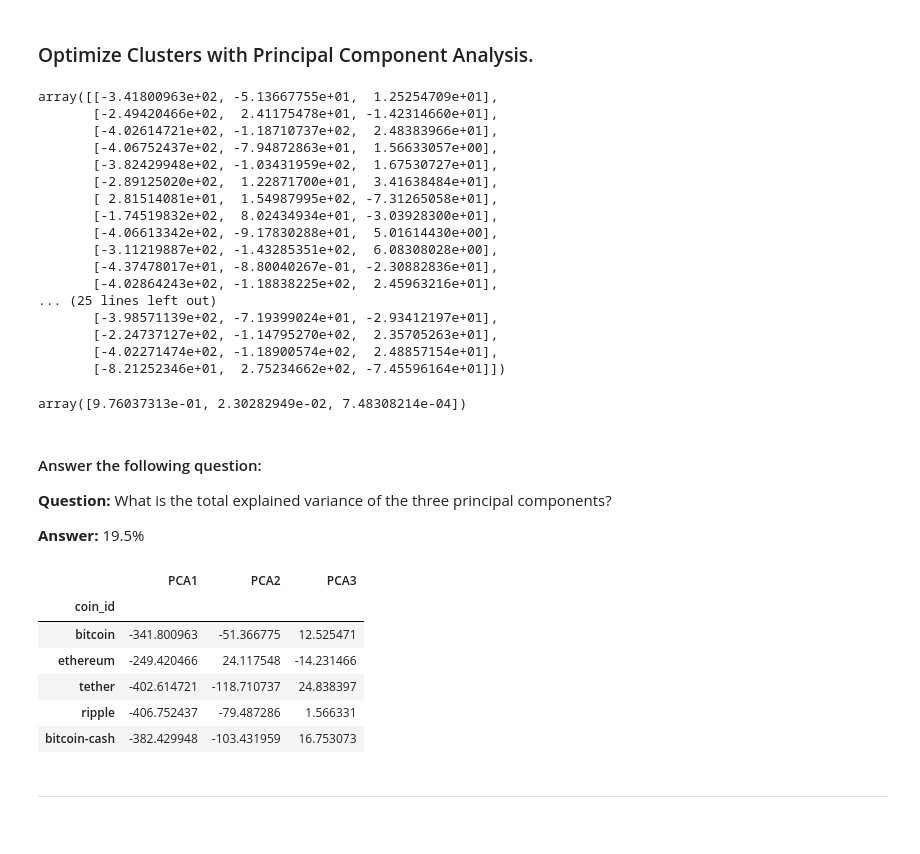
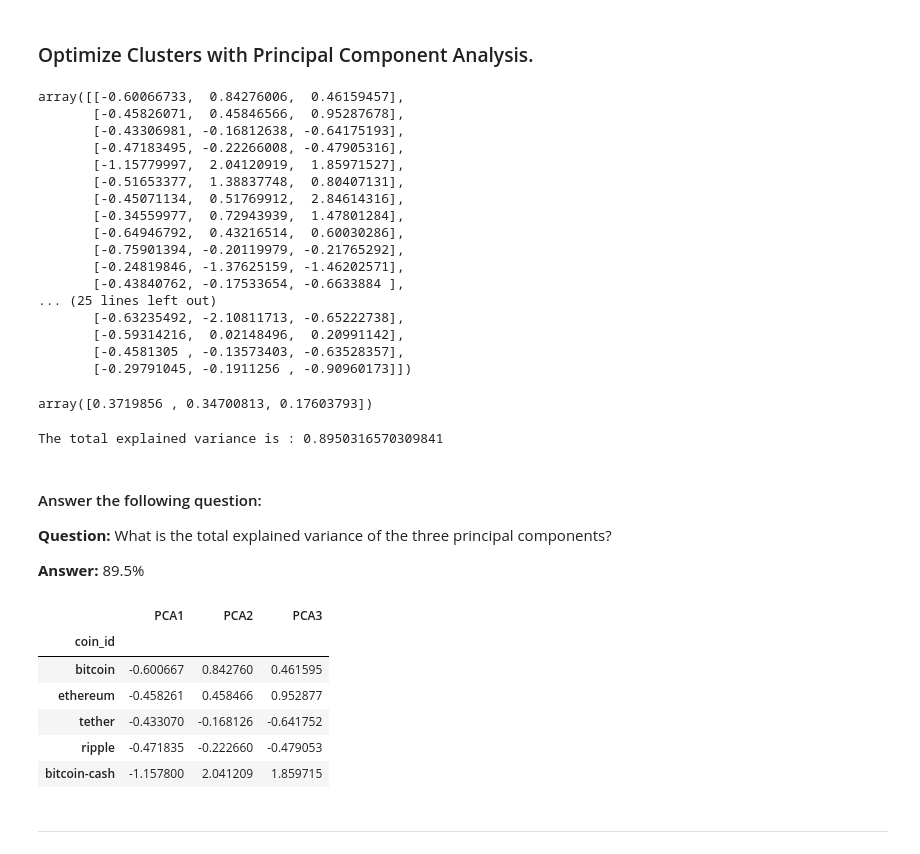
Before and after one commit to nazimben25/CryptoClustering, a Jupyter notebook: Crypto_Clustering_mywork.ipynb, the cells around one changed output. Cells and saved outputs as stored; diff of their text form; code cells hidden in the pictures.

Commit message:
crypto_clustering.ipynb : code ok with PCS and kmeans _pca, remains comparaison step

```diff
--- a/Crypto_Clustering_mywork.ipynb
+++ b/Crypto_Clustering_mywork.ipynb
@@ -219,63 +219,68 @@ pca = PCA(n_components=3)
 # %%
 # Use the PCA model with `fit_transform` to reduce the original scaled DataFrame
 # down to three principal components.
-market_data_pca = pca.fit_transform(df_market_data)
+market_data_pca = pca.fit_transform(market_data_scaled_df)
 
 # View the scaled PCA data
 market_data_pca
 # %% [output]
-array([[-3.41800963e+02, -5.13667755e+01,  1.25254709e+01],
-       [-2.49420466e+02,  2.41175478e+01, -1.42314660e+01],
-       [-4.02614721e+02, -1.18710737e+02,  2.48383966e+01],
-       [-4.06752437e+02, -7.94872863e+01,  1.56633057e+00],
-       [-3.82429948e+02, -1.03431959e+02,  1.67530727e+01],
-       [-2.89125020e+02,  1.22871700e+01,  3.41638484e+01],
-       [ 2.81514081e+01,  1.54987995e+02, -7.31265058e+01],
-       [-1.74519832e+02,  8.02434934e+01, -3.03928300e+01],
-       [-4.06613342e+02, -9.17830288e+01,  5.01614430e+00],
-       [-3.11219887e+02, -1.43285351e+02,  6.08308028e+00],
-       [-4.37478017e+01, -8.80040267e-01, -2.30882836e+01],
-       [-4.02864243e+02, -1.18838225e+02,  2.45963216e+01],
+array([[-0.60066733,  0.84276006,  0.46159457],
+       [-0.45826071,  0.45846566,  0.95287678],
+       [-0.43306981, -0.16812638, -0.64175193],
+       [-0.47183495, -0.22266008, -0.47905316],
+       [-1.15779997,  2.04120919,  1.85971527],
+       [-0.51653377,  1.38837748,  0.80407131],
+       [-0.45071134,  0.51769912,  2.84614316],
+       [-0.34559977,  0.72943939,  1.47801284],
+       [-0.64946792,  0.43216514,  0.60030286],
+       [-0.75901394, -0.20119979, -0.21765292],
+       [-0.24819846, -1.37625159, -1.46202571],
+       [-0.43840762, -0.17533654, -0.6633884 ],
 ... (25 lines left out)
-       [-3.98571139e+02, -7.19399024e+01, -2.93412197e+01],
-       [-2.24737127e+02, -1.14795270e+02,  2.35705263e+01],
-       [-4.02271474e+02, -1.18900574e+02,  2.48857154e+01],
-       [-8.21252346e+01,  2.75234662e+02, -7.45596164e+01]])
+       [-0.63235492, -2.10811713, -0.65222738],
+       [-0.59314216,  0.02148496,  0.20991142],
+       [-0.4581305 , -0.13573403, -0.63528357],
+       [-0.29791045, -0.1911256 , -0.90960173]])
 # %%
 # Retrieve the explained variance to determine how much information
 # can be attributed to each principal component.
 pca.explained_variance_ratio_
 # %% [output]
-array([9.76037313e-01, 2.30282949e-02, 7.48308214e-04])
+array([0.3719856 , 0.34700813, 0.17603793])
+# %%
+total_explained_variance = sum(pca.explained_variance_ratio_)
+print(f'The total explained variance is : {total_explained_variance}')
+# %% [output]
+The total explained variance is : 0.8950316570309841
 # %% [markdown]
 #### Answer the following question:
 
 **Question:** What is the total explained variance of the three principal components?
 
-**Answer:** 19.5%
+**Answer:** 89.5%
 # %%
 # Create a new DataFrame with the PCA data.
-ccinfo_pca_df = pd.DataFrame(
+crypto_pca_df = pd.DataFrame(
     market_data_pca,
     columns=["PCA1", "PCA2", 'PCA3']
 )
 
 # Copy the crypto names from the original scaled DataFrame
-ccinfo_pca_df['coin_id'] = df_market_data.index
+crypto_pca_df['coin_id'] = df_market_data.index
 
 # # Set the coin_id column as index
-ccinfo_pca_df = ccinfo_pca_df.set_index(['coin_id'])
+crypto_pca_df = crypto_pca_df.set_index(['coin_id'])
 
 # Display the scaled PCA DataFrame
-ccinfo_pca_df.head(5)
+crypto_pca_df.head(5)
 # %% [output]
 |  | PCA1 | PCA2 | PCA3 |
 | coin_id |  |  |  |
-| bitcoin | -341.800963 | -51.366775 | 12.525471 |
-| ethereum | -249.420466 | 24.117548 | -14.231466 |
-| tether | -402.614721 | -118.710737 | 24.838397 |
-| ripple | -406.752437 | -79.487286 | 1.566331 |
-| bitcoin-cash | -382.429948 | -103.431959 | 16.753073 |
+| bitcoin | -0.600667 | 0.842760 | 0.461595 |
+| ethereum | -0.458261 | 0.458466 | 0.952877 |
+| tether | -0.433070 | -0.168126 | -0.641752 |
+| ripple | -0.471835 | -0.222660 | -0.479053 |
+| bitcoin-cash | -1.157800 | 2.041209 | 1.859715 |
 # %% [markdown]
 ---
 # %% [markdown]
```
Also changed, not shown: parts of 10 cells of this notebook.
